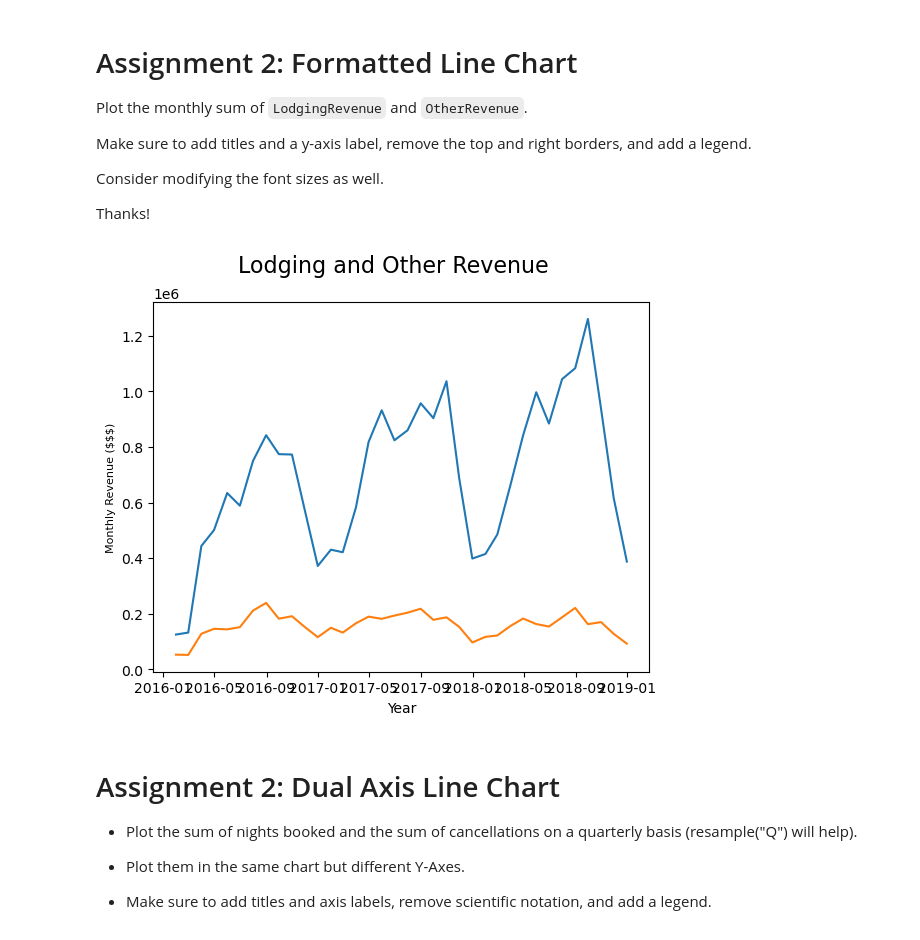
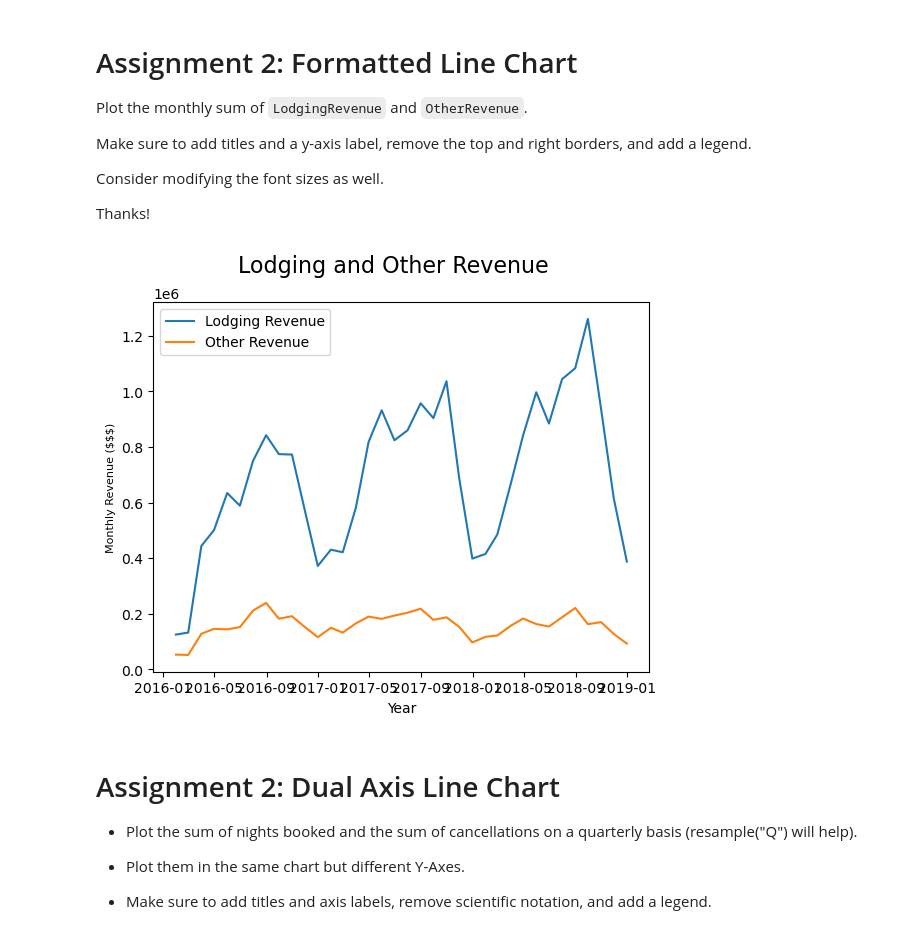
Before and after one commit to junclemente/DSIL-PythonDataViz, a Jupyter notebook: DataViz-MatplotlibSeaborn/Course Assignment Notebooks/section02_assignments.ipynb, the cells around one changed output. Saved outputs shown, nothing was run; the diff lists cells and outputs as text; code cells hidden in the pictures.

```diff
--- a/DataViz-MatplotlibSeaborn/Course Assignment Notebooks/section02_assignments.ipynb
+++ b/DataViz-MatplotlibSeaborn/Course Assignment Notebooks/section02_assignments.ipynb
@@ -89,24 +89,35 @@ monthly_revenue = daily_revenue.resample("M").sum()
 # %%
 # Create figure and axis
 fig, ax = plt.subplots()
 
-ax.plot(monthly_revenue.index, monthly_revenue['LodgingRevenue'])
-ax.plot(monthly_revenue.index, monthly_revenue['OtherRevenue'])
+ax.plot(
+    monthly_revenue.index,
+    monthly_revenue['LodgingRevenue'],
+    label='Lodging Revenue')
+
+ax.plot(
+    monthly_revenue.index,
+    monthly_revenue['OtherRevenue'],
+    label='Other Revenue'
+    )
 
 # Set fontsizes using `fontsize`
 fig.suptitle(
     "Lodging and Other Revenue",
     fontsize=16)
 ax.set_xlabel(
     "Year",
     fontsize=10)
 ax.set_ylabel(
     "Monthly Revenue ($$$)",
     fontsize=8)
 
+# ax.legend(bbox_to_anchor=(1, -0.13), ncol=2)
+ax.legend(loc="upper left")
+
 plt.show()
 # %% [output]
-[figure, old version]
+[figure, new version]
 # %% [markdown]
 # Assignment 2: Dual Axis Line Chart
 
```
